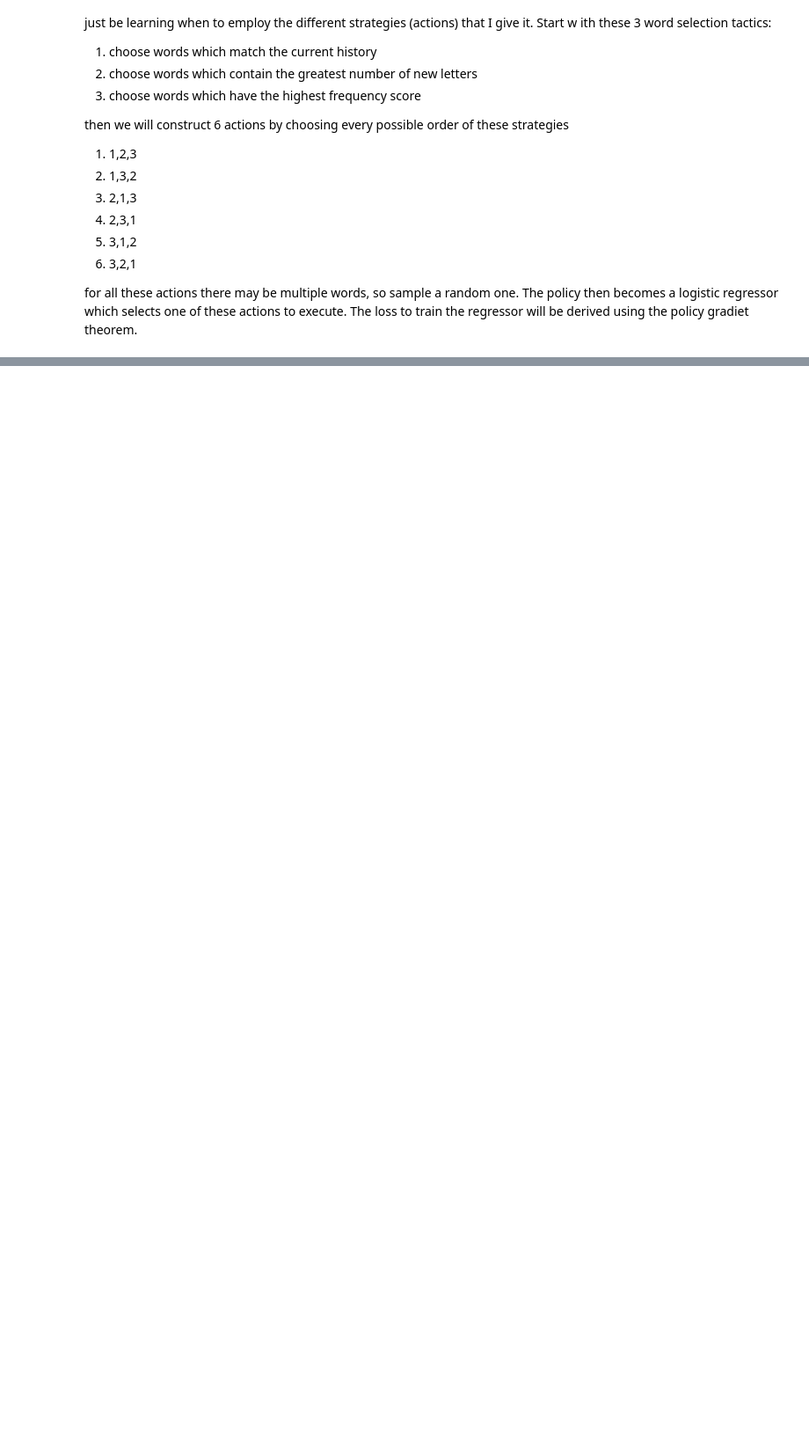
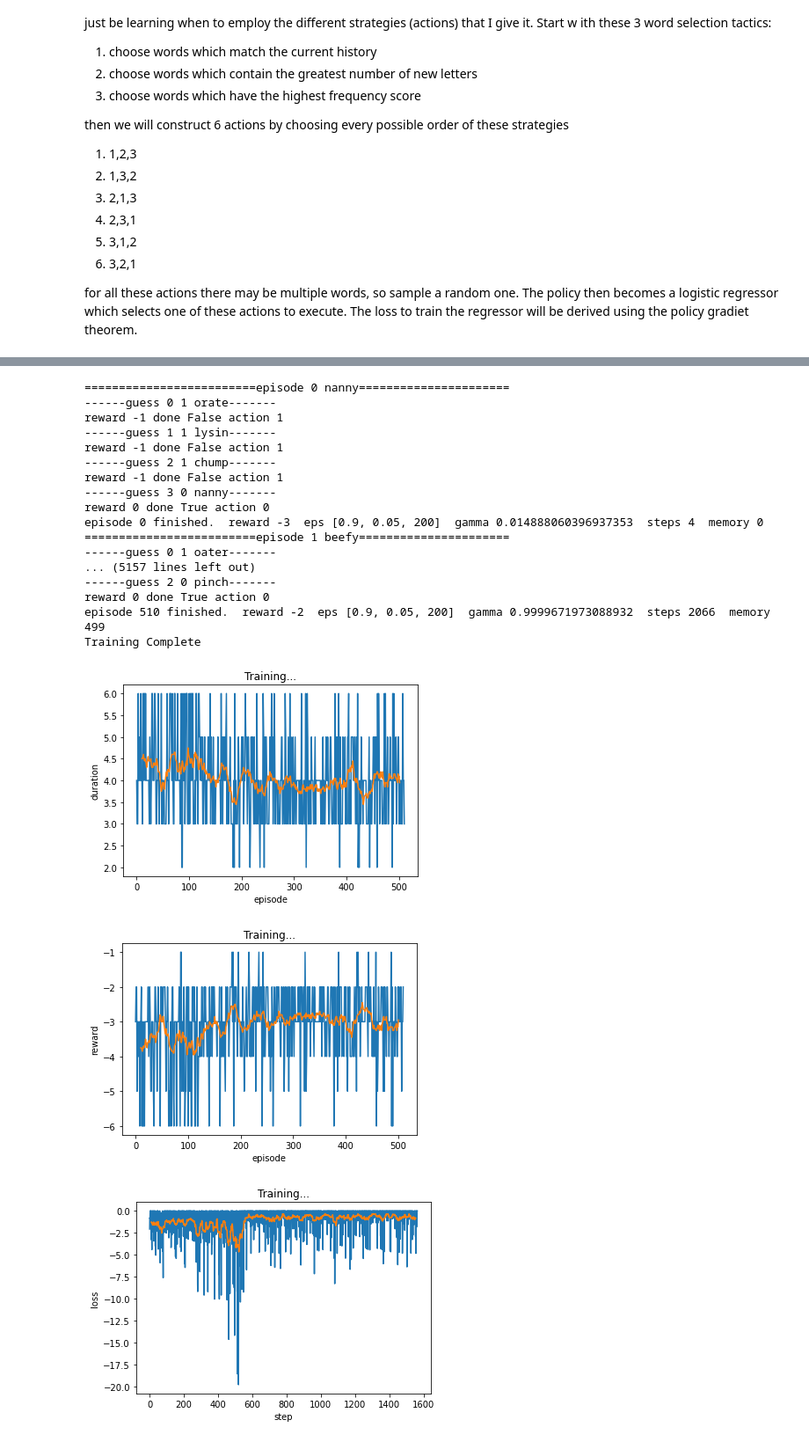
Before and after one commit to kbb29/wordle-solver, a Jupyter notebook: PolicyGradient.ipynb, the cells around one changed output, grey strips where cells are left out. Shown at 88% size. Cells and saved outputs as stored; diff of their text form; code cells hidden in the pictures; blank space fills up the shorter version.

```diff
--- a/PolicyGradient.ipynb
+++ b/PolicyGradient.ipynb
@@ -541,0 +604,29 @@ plot_all(*run_experiment(
+# %%
+plot_all(*run_experiment(
+    model=ModelConfig(name='hybrid'),
+    num_episodes=256,
+    training=TrainConfig(optimizer='sgd', lr=0.01, batch_size=-1, train_interval=128, clear_memory=True),
+    seed=1,
+    run_test=True
+    ))
+# %% [output]
+=========================episode 0 nanny======================
+------guess 0 1 orate-------
+reward -1 done False action 1
+------guess 1 1 lysin-------
+reward -1 done False action 1
+------guess 2 1 chump-------
+reward -1 done False action 1
+------guess 3 0 nanny-------
+reward 0 done True action 0
+episode 0 finished.  reward -3  eps [0.9, 0.05, 200]  gamma 0.014888060396937353  steps 4  memory 0
+=========================episode 1 beefy======================
+------guess 0 1 oater-------
+... (5157 lines left out)
+------guess 2 0 pinch-------
+reward 0 done True action 0
+episode 510 finished.  reward -2  eps [0.9, 0.05, 200]  gamma 0.9999671973088932  steps 2066  memory 499
+Training Complete
+[figure, added]
+[figure, added]
+[figure, added]
```
Also changed, not shown: parts of 13 cells of this notebook, 1 other file.
